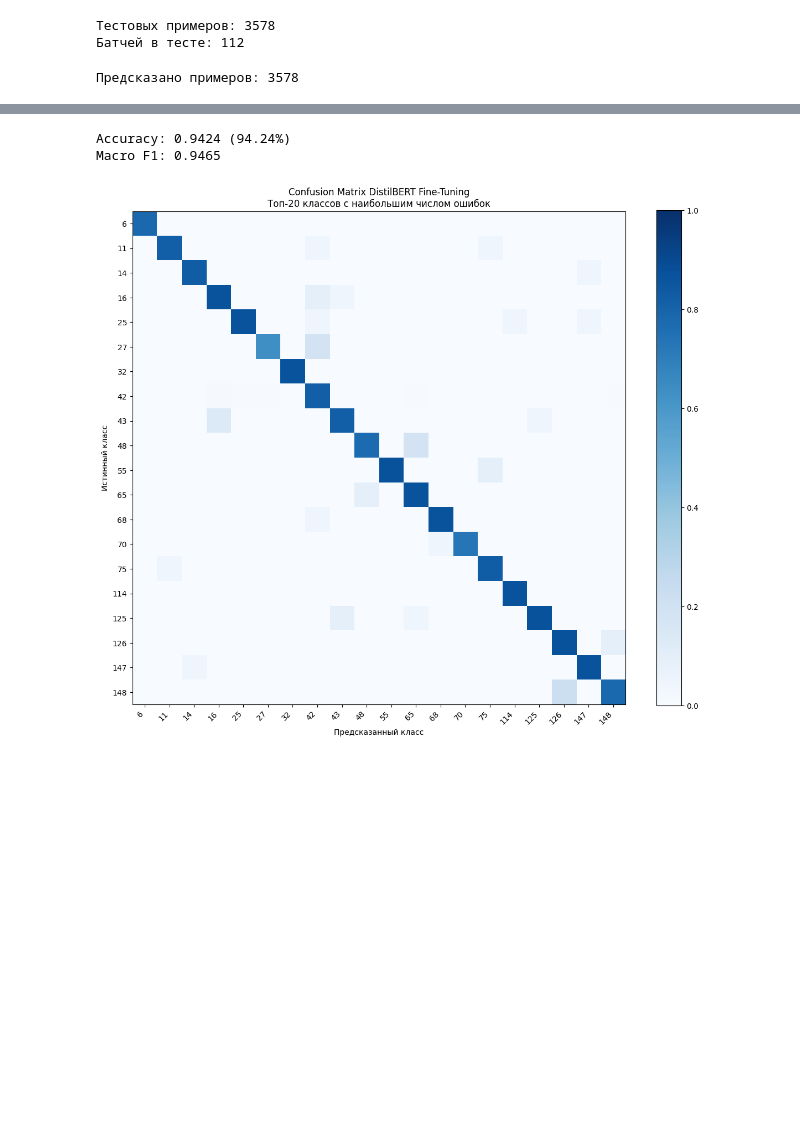
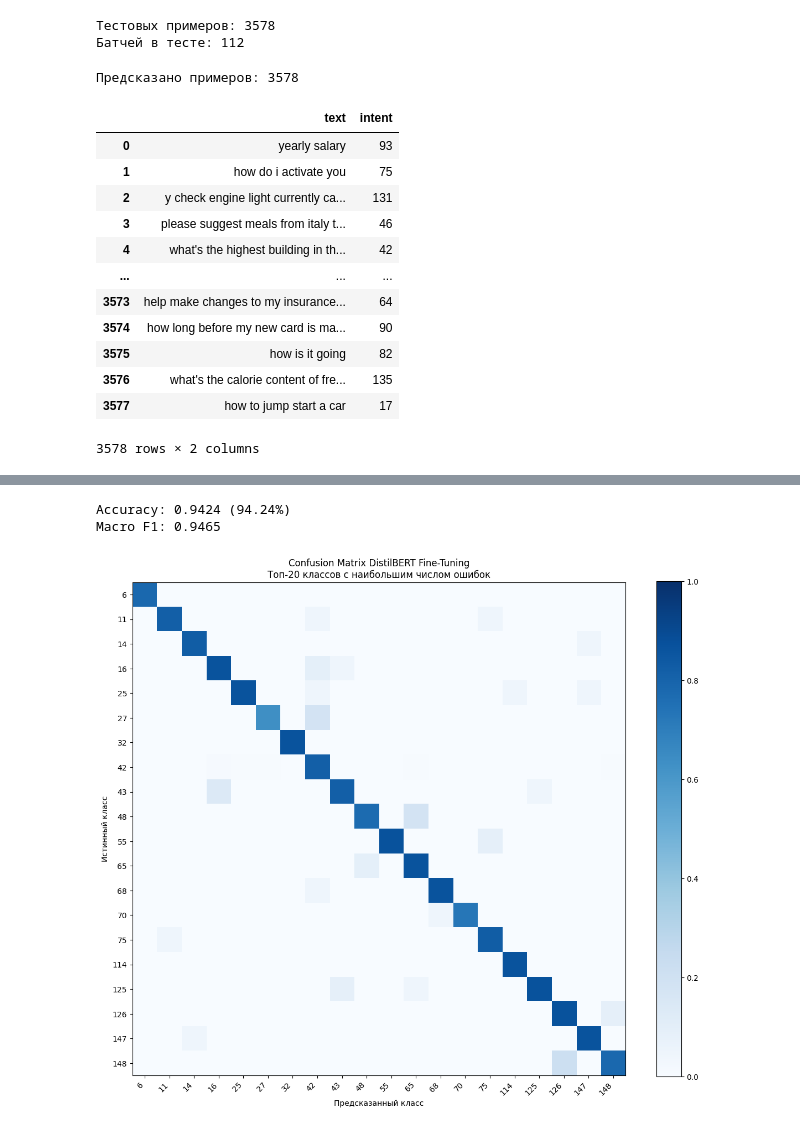
Before and after one commit to xibrune/intent-classification, a Jupyter notebook: experiments/exp01_finetuning/02_evaluate.ipynb, the cells around one changed output, grey strips where cells are left out. Saved outputs shown, nothing was run; the diff lists cells and outputs as text; code cells hidden in the pictures; blank space fills up the shorter version.

```diff
--- a/experiments/exp01_finetuning/02_evaluate.ipynb
+++ b/experiments/exp01_finetuning/02_evaluate.ipynb
@@ -96,3 +96,19 @@ with torch.no_grad():
 print(f"Предсказано примеров: {len(all_preds)}")
 # %% [output]
 Предсказано примеров: 3578
+# %%
+test_df
+# %% [output]
+|  | text | intent |
+| 0 | yearly salary | 93 |
+| 1 | how do i activate you | 75 |
+| 2 | y check engine light currently ca... | 131 |
+| 3 | please suggest meals from italy t... | 46 |
+| 4 | what's the highest building in th... | 42 |
+| ... | ... | ... |
+| 3573 | help make changes to my insurance... | 64 |
+| 3574 | how long before my new card is ma... | 90 |
+| 3575 | how is it going | 82 |
+| 3576 | what's the calorie content of fre... | 135 |
+| 3577 | how to jump start a car | 17 |
+3578 rows × 2 columns
```
Also changed, not shown: parts of 1 cell of this notebook, 1 other file.
